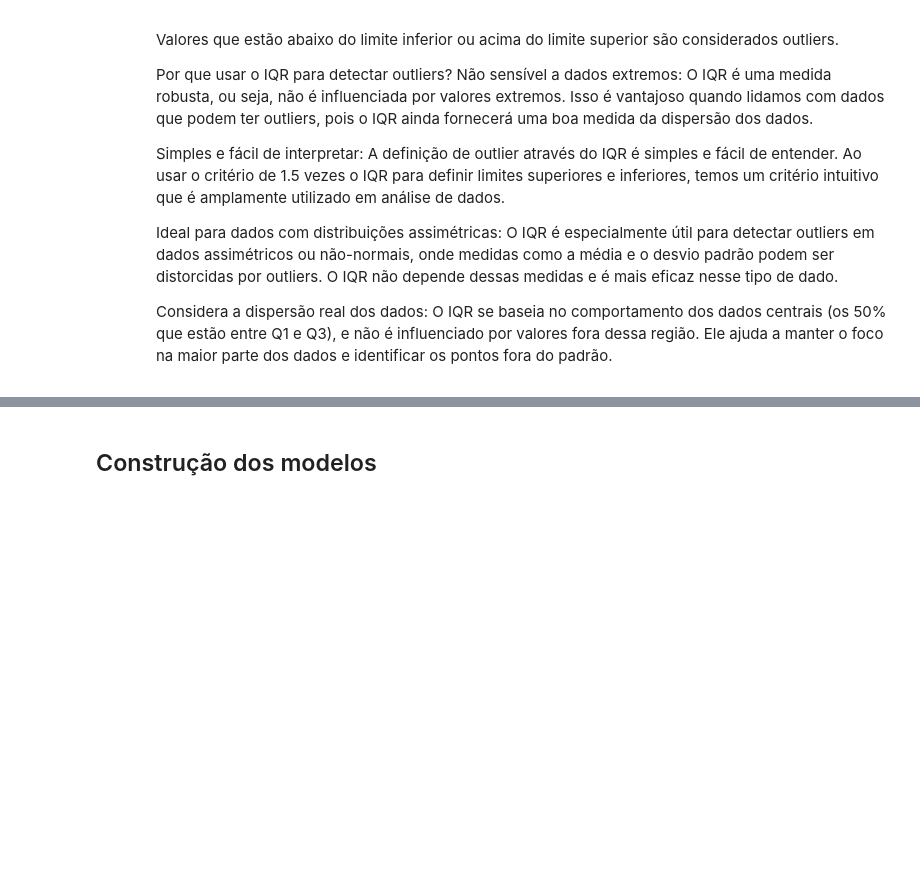
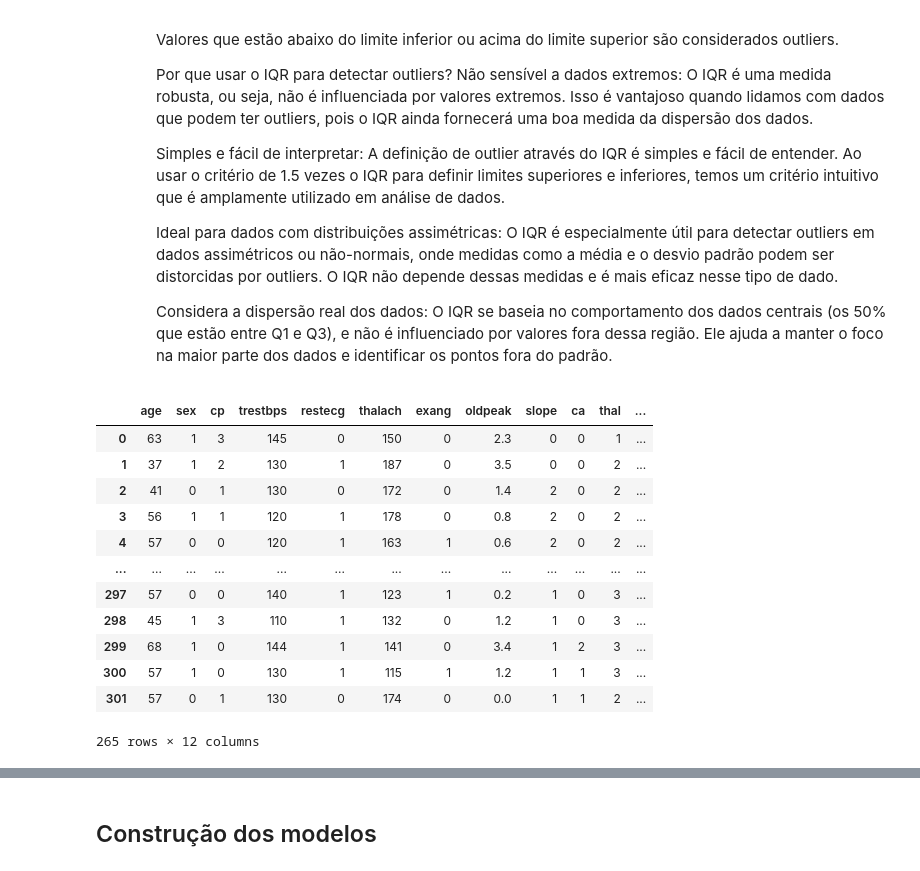
Before and after one commit to Andreza-S/IA-DOENCA-CARDIO, a Jupyter notebook: projeto.ipynb, the cells around one changed output, grey strips where cells are left out. Cells and saved outputs as stored; diff of their text form; code cells hidden in the pictures; blank space fills up the shorter version.

```diff
--- a/projeto.ipynb
+++ b/projeto.ipynb
@@ -447,23 +405,40 @@ Segue os seguintes passos:
 # %%
 # Função para detectar outliers usando IQR
 def detectar_outliers(df, colunas):
     for col in colunas:
         Q1 = df[col].quantile(0.25)  # Primeiro quartil (25%)
         Q3 = df[col].quantile(0.75)  # Terceiro quartil (75%)
         IQR = Q3 - Q1  # Intervalo Interquartil
         limite_inferior = Q1 - 1.5 * IQR  # Limite inferior
         limite_superior = Q3 + 1.5 * IQR  # Limite superior
         outliers = df[(df[col] < limite_inferior) | (df[col] > limite_superior)]
 
         # Remover os outliers
         df = df[(df[col] >= limite_inferior) & (df[col] <= limite_superior)]
 
     return df
 
-# Colunas numéricas que restaram após a remoção de 'ca', 'age' e 'trestbps'
-colunas_numericas_restantes = ['chol', 'thalach', 'oldpeak']
+# Colunas numéricas que restaram após a remoção de 'chol' e 'fbs'
+colunas_numericas_restantes = ['sex', 'cp', 'trestbps', 'restecg', 'thalach', 'oldpeak', 'slope', 'ca', 'thal']
 
 # Aplicar a detecção de outliers nas colunas numéricas restantes
 df = detectar_outliers(df, colunas_numericas_restantes)
+
+
+df
+# %% [output]
+|  | age | sex | cp | trestbps | restecg | thalach | exang | oldpeak | slope | ca | thal | ... |
+| 0 | 63 | 1 | 3 | 145 | 0 | 150 | 0 | 2.3 | 0 | 0 | 1 | ... |
+| 1 | 37 | 1 | 2 | 130 | 1 | 187 | 0 | 3.5 | 0 | 0 | 2 | ... |
+| 2 | 41 | 0 | 1 | 130 | 0 | 172 | 0 | 1.4 | 2 | 0 | 2 | ... |
+| 3 | 56 | 1 | 1 | 120 | 1 | 178 | 0 | 0.8 | 2 | 0 | 2 | ... |
+| 4 | 57 | 0 | 0 | 120 | 1 | 163 | 1 | 0.6 | 2 | 0 | 2 | ... |
+| ... | ... | ... | ... | ... | ... | ... | ... | ... | ... | ... | ... | ... |
+| 297 | 57 | 0 | 0 | 140 | 1 | 123 | 1 | 0.2 | 1 | 0 | 3 | ... |
+| 298 | 45 | 1 | 3 | 110 | 1 | 132 | 0 | 1.2 | 1 | 0 | 3 | ... |
+| 299 | 68 | 1 | 0 | 144 | 1 | 141 | 0 | 3.4 | 1 | 2 | 3 | ... |
+| 300 | 57 | 1 | 0 | 130 | 1 | 115 | 1 | 1.2 | 1 | 1 | 3 | ... |
+| 301 | 57 | 0 | 1 | 130 | 0 | 174 | 0 | 0.0 | 1 | 1 | 2 | ... |
+265 rows × 12 columns
 # %% [markdown]
 ## Converter variáveis categóricas ##
```
Also changed, not shown: parts of 23 cells of this notebook.
